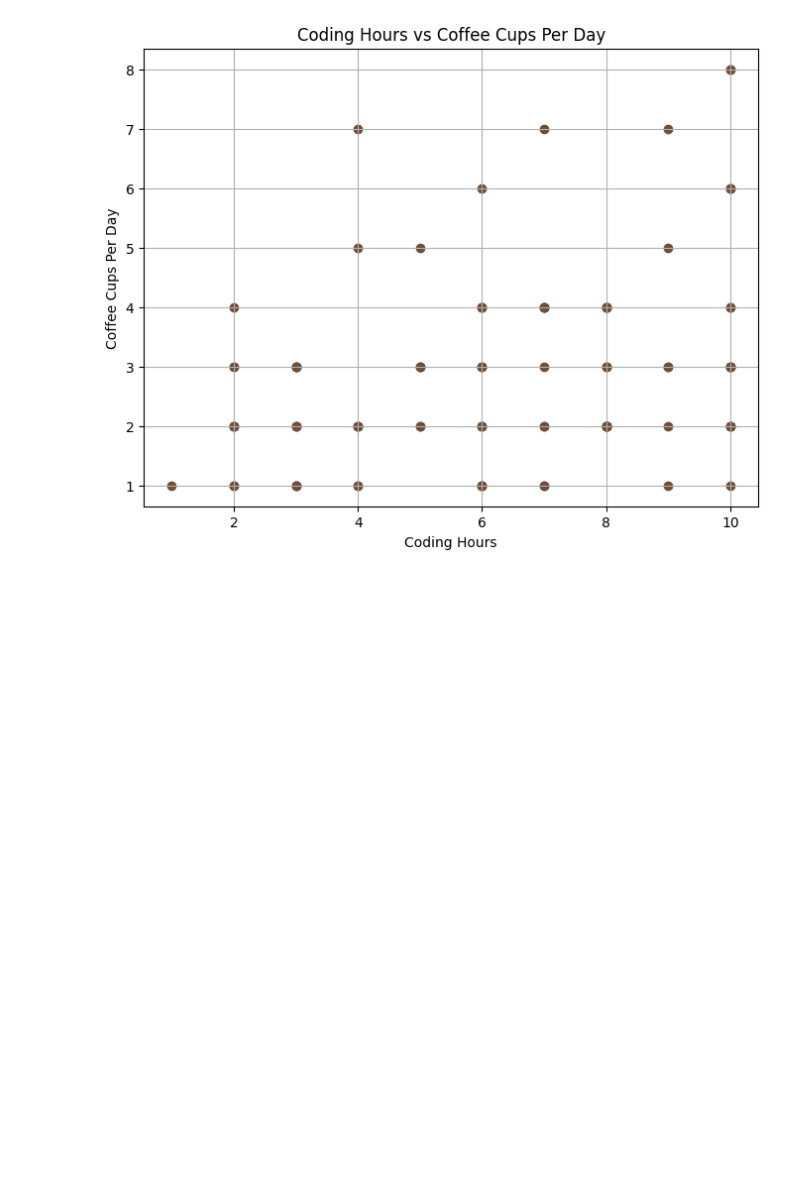
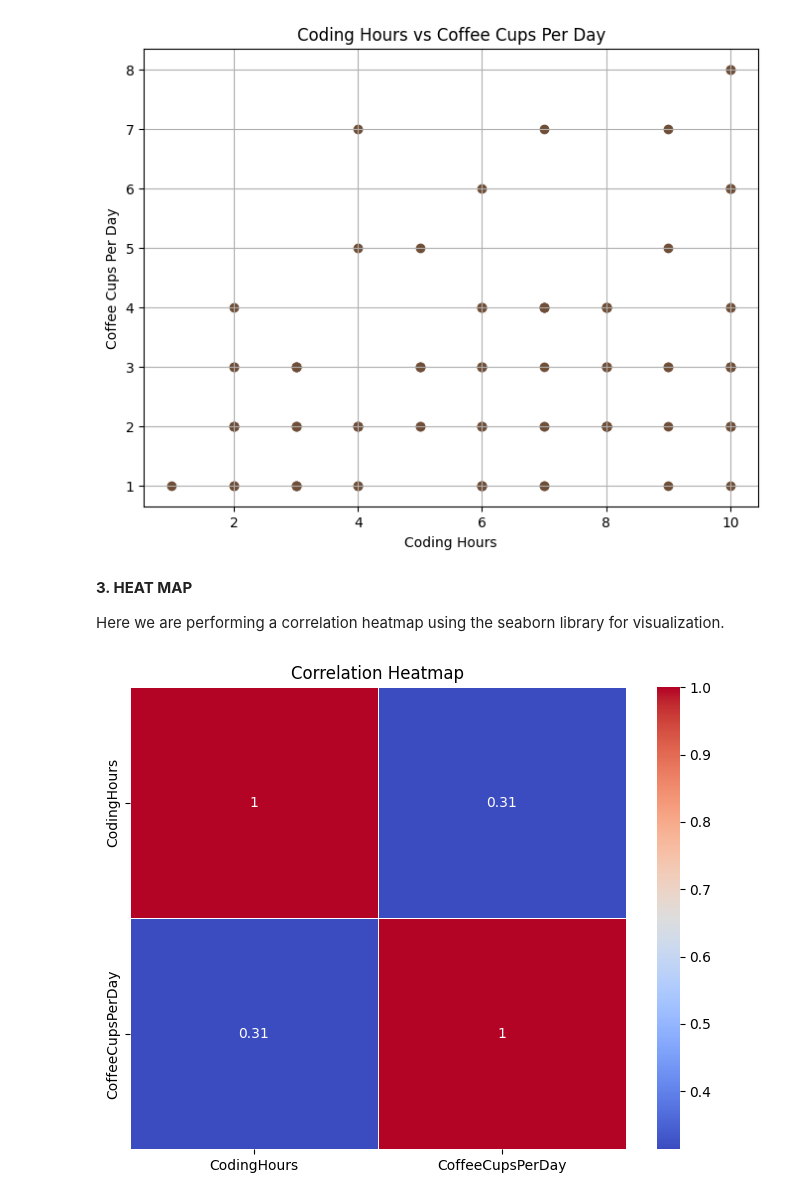
Before and after one commit to SriVarshan733/Applied-Data-Science1, a Jupyter notebook: Applied_Data_Science1.ipynb, the cells around one changed output. Saved outputs shown, nothing was run; the diff lists cells and outputs as text; code cells hidden in the pictures; blank space fills up the shorter version.

```diff
--- a/Applied_Data_Science1.ipynb
+++ b/Applied_Data_Science1.ipynb
@@ -56,3 +56,18 @@ plt.grid(True)
 plt.show()
 # %% [output]
 [figure]
+# %% [markdown]
+**3. HEAT MAP**
+
+Here we are performing a correlation heatmap using the seaborn library for visualization.
+# %%
+# Select only numeric columns for the correlation matrix
+numeric_df = df[['CodingHours', 'CoffeeCupsPerDay']]  # Add more numeric columns if necessary
+
+# Generate the heatmap
+plt.figure(figsize=(8,6))
+sns.heatmap(numeric_df.corr(), annot=True, cmap='coolwarm', linewidths=0.5)
+plt.title('Correlation Heatmap')
+plt.show()
+# %% [output]
+[figure, added]
```
Also changed, not shown: parts of 2 cells of this notebook.
